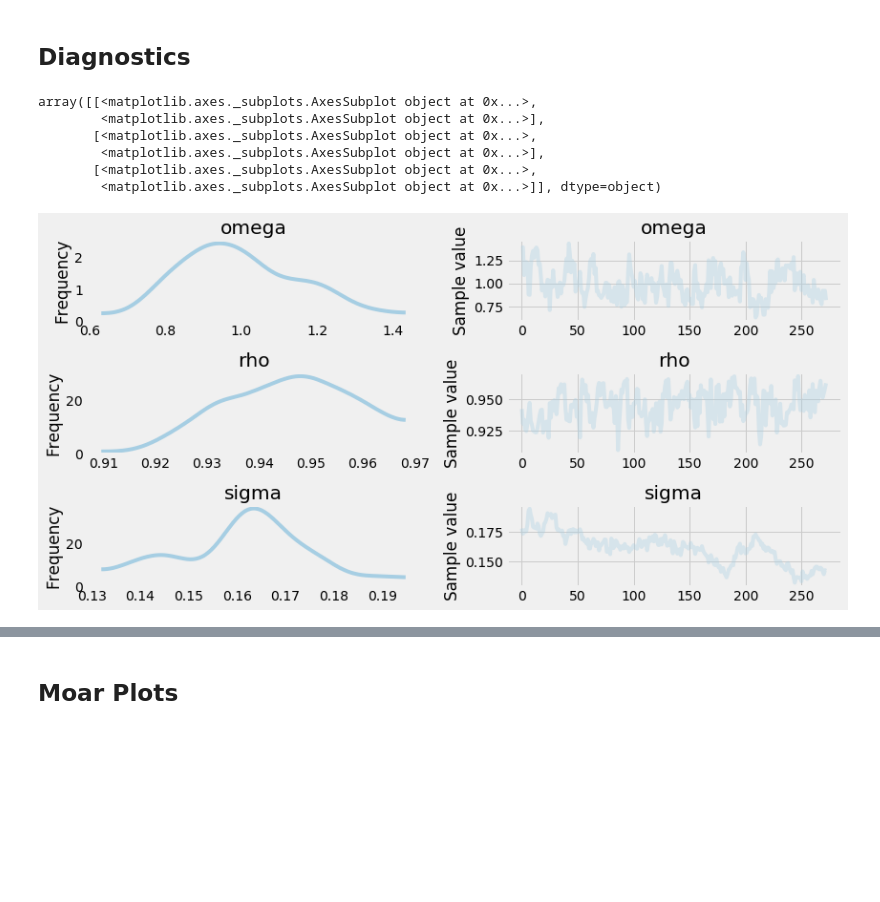
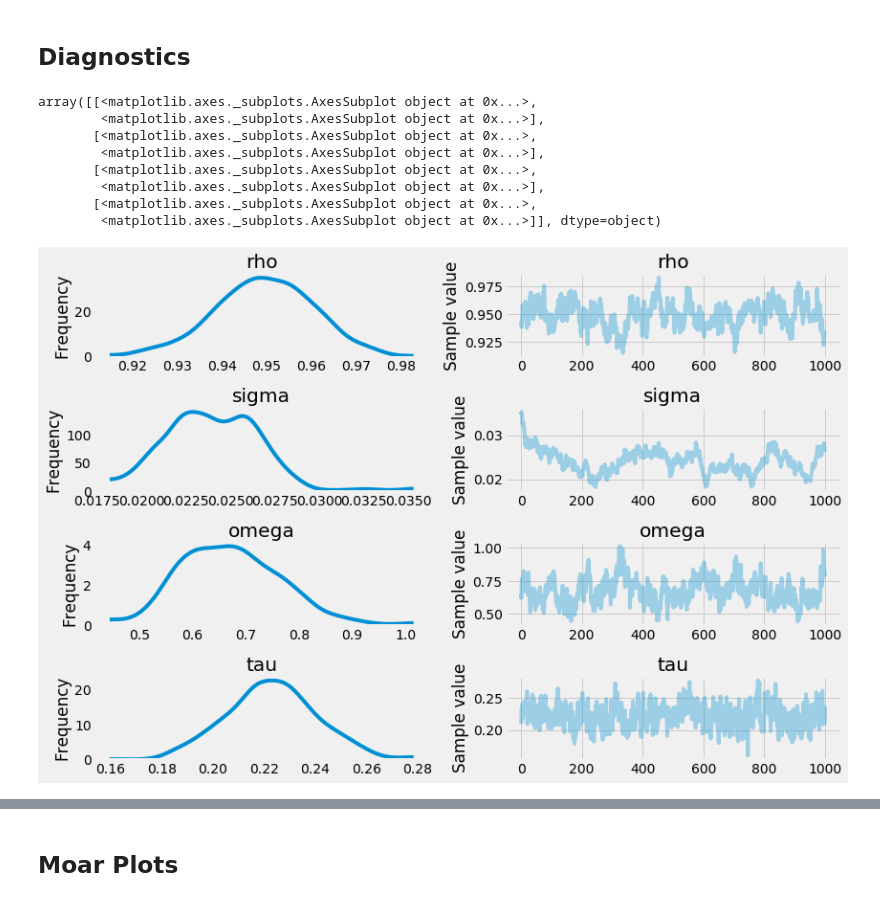
Before and after one commit to Liam-F/cs-rating, a Jupyter notebook: wl_model/wlbet_team_time_model.ipynb, the cells around one changed output, grey strips where cells are left out. Cells and saved outputs as stored; diff of their text form; code cells hidden in the pictures; blank space fills up the shorter version.

```diff
--- a/wl_model/wlbet_team_time_model.ipynb
+++ b/wl_model/wlbet_team_time_model.ipynb
@@ -42,0 +47,5 @@ h_matches['score_diff'] = h_matches['Team 1 Score'] - h_matches['Team 2 Score']
+# %%
+#h_filter_teams = h_teams[h_teams['Name'].isin(FILTER_TEAMS[EVENT_SET])]
+#h_filter_teams = h_teams.dropna().sort_values('Ranking').iloc[:250]
+h_filter_teams = h_teams[h_teams['maps played 2017']> 10].dropna()
+print(len(h_filter_teams))
@@ -107,23 +122,31 @@ obs_period = obs['Date'].map(pmap).values
 a = np.arange(1,n_periods)
 with pm.Model() as rating_model:
 
-    rho = pm.Normal('rho', 1, 0.5)
-    sigma = pm.HalfCauchy('sigma', 0.5, shape=n_teams)
-    time_rating = [pm.Normal('rating_0', 0, 1, shape=n_teams)]
+    rho = pm.Normal('rho', 0, 1)
+    omega = tt.sqrt(pm.InverseGamma('omega', 4, 2))
+    sigma = tt.sqrt(pm.HalfNormal('sigma', 1.5))
+    tau = pm.HalfCauchy('tau', 0.5)
+    theta_tilde = pm.Normal('rate_t', mu=0, sd=1, shape=(n_maps, n_teams))
+
+    time_rating = [pm.Normal('rating_0', 0, omega, shape=n_teams)]
+    time_rating_map = [pm.Deterministic('rating_0 | map', time_rating[0] + tau * theta_tilde)]
+
     for i in a:
         time_rating.append(pm.Normal('rating_'+str(i), rho*time_rating[i-1], sigma, shape=n_teams))
+        time_rating_map.append(pm.Deterministic('rating_'+str(i)+' | map', time_rating[i] + tau * theta_tilde))
 
-    diff = [time_rating[i][obs_team_1[obs_period == i]] - time_rating[i][obs_team_2[obs_period == i]] for i in range(n_periods)]
+    diff = [time_rating_map[i][obs_map[obs_period == i], obs_team_1[obs_period == i]] - time_rating_map[i][obs_map[obs_period == i], obs_team_2[obs_period == i]] for i in range(n_periods)]
     diff = tt.concatenate(diff)
     p = 0.5*pm.math.tanh(diff)+0.5
-    #alpha = 0.3485
+    #alpha = 0.31
     #kappa = 16.*pm.math.tanh(alpha*diff)
+    #tau = pm.HalfNormal('tau', 10)
 
-    #sc = pm.Normal('observed score diff', kappa, 0.5, observed=obs['score_diff'])
+    #sc = pm.Normal('observed score diff', kappa, tau, observed=obs['score_diff'])
     wl = pm.Bernoulli('observed wl', p=p, observed=(obs['Team 1 ID'] == obs['winner']).values)
 # %%
 # help my models too slow and i am bad at coding, pls just approximate :3
 with rating_model:
-    approx = pm.fit(40000, method='nfvi')
-    ap_trace = approx.sample(1000)
+    approx = pm.fit(20000, method='advi')
+    ap_trace = approx.sample(500)
 # %% [output]
@@ -131,6 +154,6 @@ Finished [100%]: Average Loss = 4,564.7
 # %%
 with rating_model:
-    trace = pm.sample(1000, init='jitter+adapt_diag', n_init=20000, tune=250, nuts_kwargs={'target_accept': 0.9, 'max_treedepth': 15}) # tune=1000, nuts_kwargs={'target_accept': 0.95}
+    trace = pm.sample(1000, init='jitter+adapt_diag', n_init=20000, tune=250, nuts_kwargs={'target_accept': 0.9, 'max_treedepth': 25}) # tune=1000, nuts_kwargs={'target_accept': 0.95}
 # %% [output]
 Auto-assigning NUTS sampler...
 Initializing NUTS using jitter+adapt_diag...
@@ -212,15 +213,17 @@ print('Effective N: %s' % pm.diagnostics.effective_n(trace))
 print('Accept Prob: %.4f' % trace.get_sampler_stats('mean_tree_accept').mean())
 print('Percentage of Divergent %.5f' % (trace['diverging'].nonzero()[0].size/float(len(trace))))
 # %%
-pm.traceplot(trace, varnames=['omega', 'rho', 'sigma'])
+pm.traceplot(trace, varnames=['rho', 'sigma', 'omega', 'tau'])
 # %% [output]
 array([[<matplotlib.axes._subplots.AxesSubplot object at 0x...>,
         <matplotlib.axes._subplots.AxesSubplot object at 0x...>],
        [<matplotlib.axes._subplots.AxesSubplot object at 0x...>,
         <matplotlib.axes._subplots.AxesSubplot object at 0x...>],
        [<matplotlib.axes._subplots.AxesSubplot object at 0x...>,
+        <matplotlib.axes._subplots.AxesSubplot object at 0x...>],
+       [<matplotlib.axes._subplots.AxesSubplot object at 0x...>,
         <matplotlib.axes._subplots.AxesSubplot object at 0x...>]], dtype=object)
-[figure, old version]
+[figure, new version]
 # %%
 rating_model.profile(pm.gradient(rating_model.logpt, rating_model.vars), n=100).summary()
 # %% [output]
```
Also changed, not shown: parts of 21 cells of this notebook, 5 other files.
